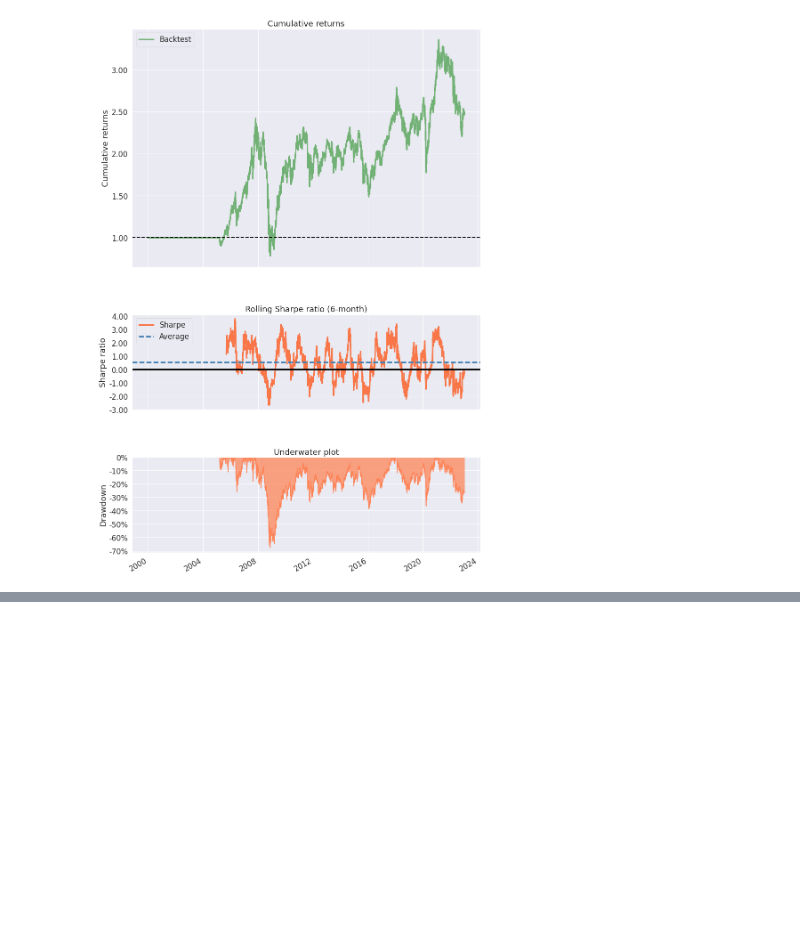
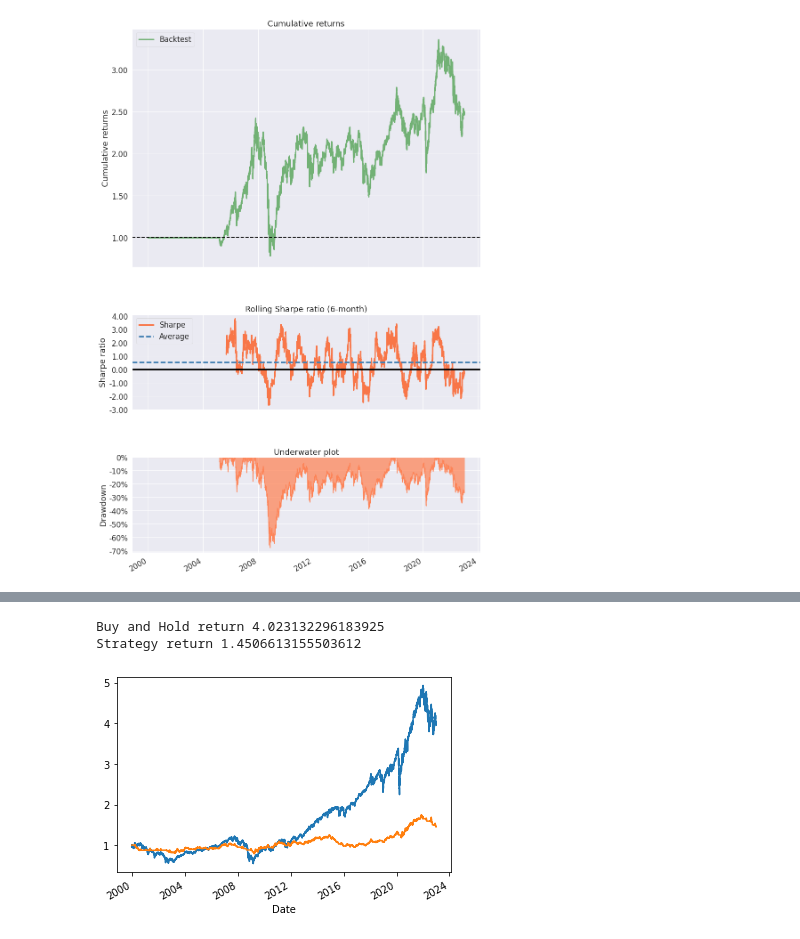
Before and after one commit to cyberkatie/ETF-Trading-Project, a Jupyter notebook: data.ipynb, the cells around one changed output, grey strips where cells are left out. Saved outputs shown, nothing was run; the diff lists cells and outputs as text; code cells hidden in the pictures; blank space fills up the shorter version.

```diff
--- a/data.ipynb
+++ b/data.ipynb
@@ -240,0 +216,9 @@ pf.plot_monthly_returns_heatmap(data['Adj Close']['SPY'].pct_change())
+# %%
+(df['buy&hold_return']+1).cumprod().plot()
+(df['strategy_return']+1).cumprod().plot()
+print(f'Buy and Hold return {bnh}')
+print(f'Strategy return {stg}')
+# %% [output]
+Buy and Hold return 4.023132296183925
+Strategy return 1.4506613155503612
+[figure, added]
```
Also changed, not shown: parts of 14 cells of this notebook.
